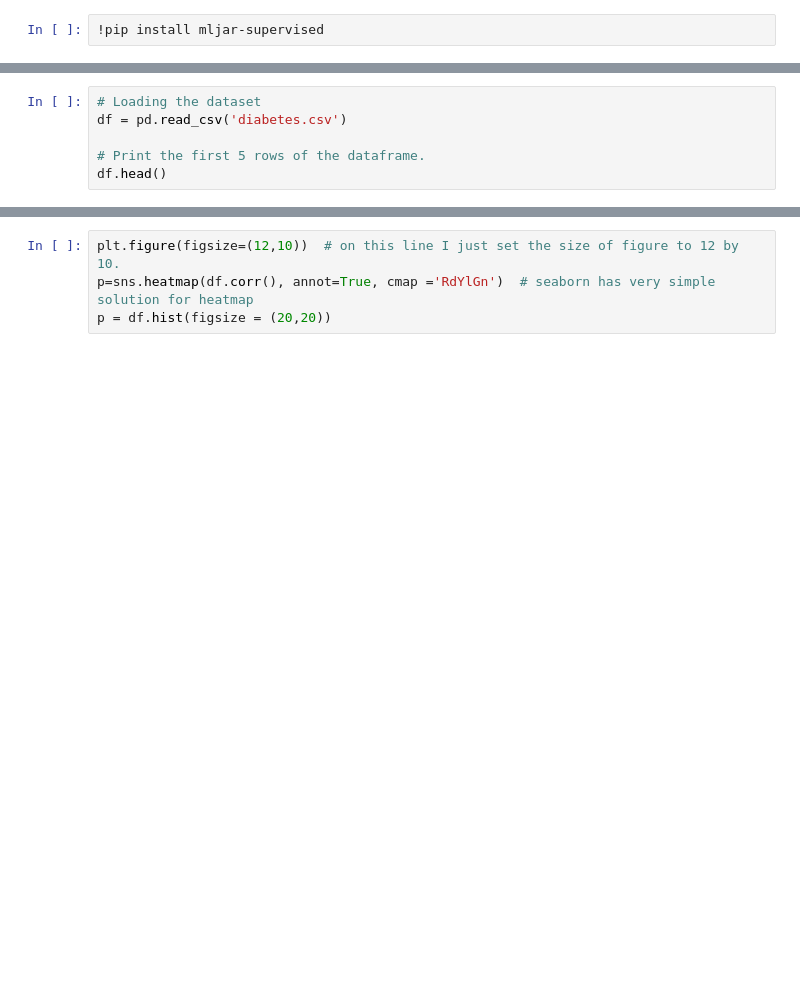
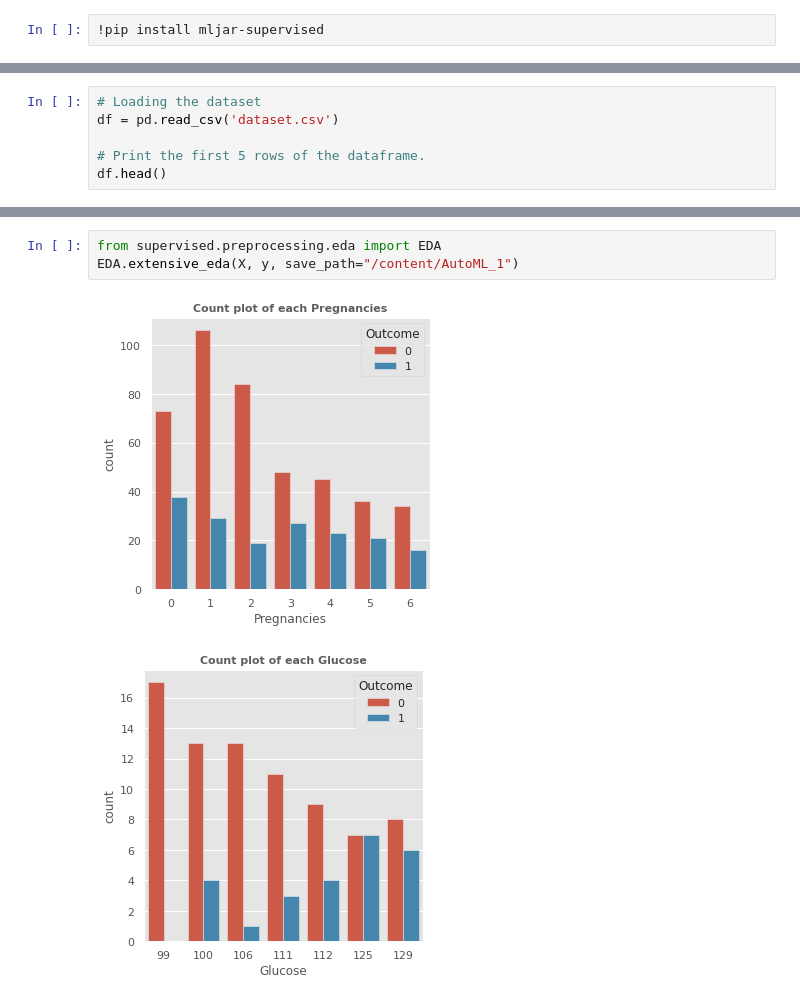
Before and after one commit to paulokuriki/simple_diabetes, a Jupyter notebook: diabetes.ipynb, the cells around one changed output, grey strips where cells are left out. Saved outputs shown, nothing was run; the diff lists cells and outputs as text; blank space fills up the shorter version.

```diff
--- a/diabetes.ipynb
+++ b/diabetes.ipynb
@@ -26,6 +32,6 @@ warnings.filterwarnings('ignore')
 # %%
 # Loading the dataset
-df = pd.read_csv('diabetes.csv')
+df = pd.read_csv('dataset.csv')
 
 # Print the first 5 rows of the dataframe.
 df.head()
@@ -72,4 +96,6 @@ KeyboardInterrupt:
-# %%
-plt.figure(figsize=(12,10))  # on this line I just set the size of figure to 12 by 10.
-p=sns.heatmap(df.corr(), annot=True, cmap ='RdYlGn')  # seaborn has very simple solution for heatmap
-p = df.hist(figsize = (20,20))
+# %%
+from supervised.preprocessing.eda import EDA
+EDA.extensive_eda(X, y, save_path="/content/AutoML_1")
+# %% [output]
+[figure, added]
+[figure, added]
```
Also changed, not shown: parts of 10 cells of this notebook.
